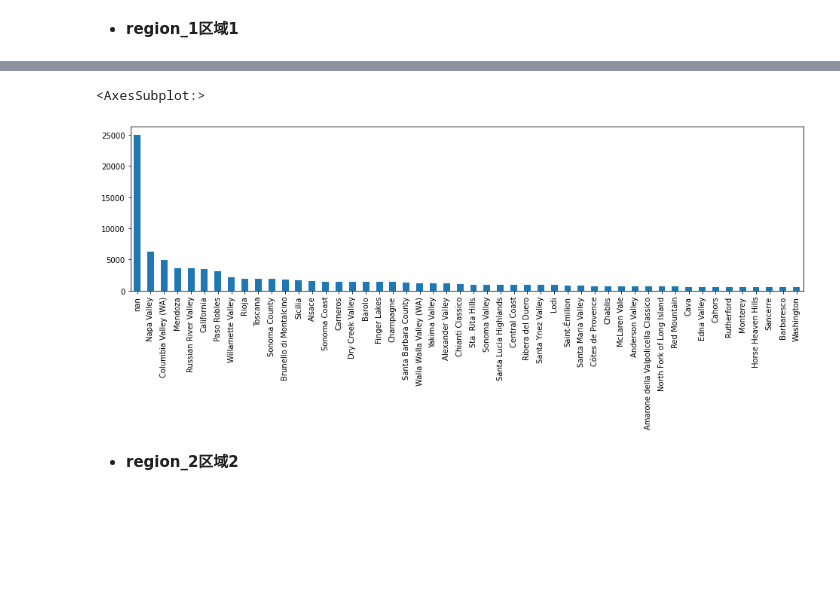
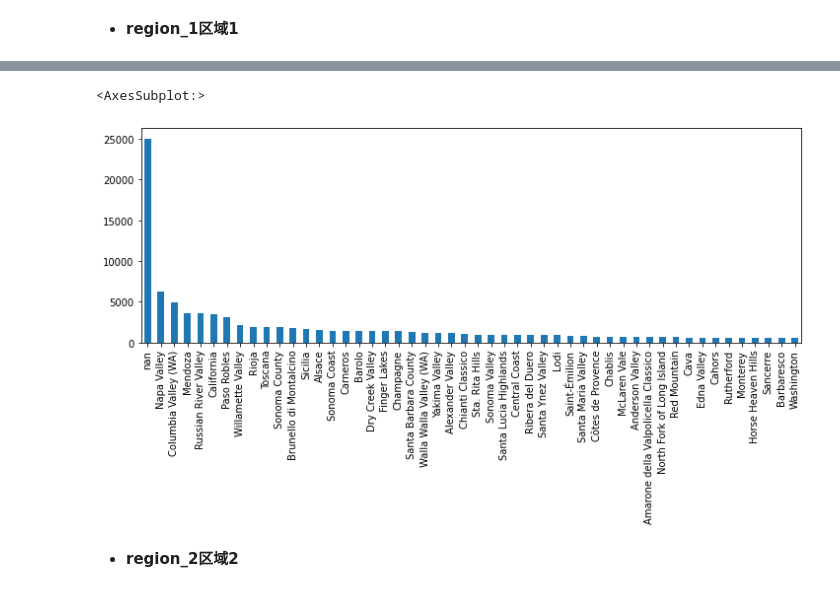
Before and after one commit to jessica-gjt/data-mining, a Jupyter notebook: task1_wine-reviews.ipynb, the cells around one changed output, grey strips where cells are left out. Drawn from its saved outputs; the diff is of its cells as text; code cells hidden in the pictures; blank space fills up the shorter version.

```diff
--- a/task1_wine-reviews.ipynb
+++ b/task1_wine-reviews.ipynb
@@ -15,8 +15,8 @@ import pandas as pd
 %matplotlib inline
 # %%
 # 载入数据
-f_150k = "data/Wine Reviews/winemag-data_first150k.csv"
-f_130k = "data/Wine Reviews/winemag-data-130k-v2.csv"
+f_150k = "data/Wine-Reviews/winemag-data_first150k.csv"
+f_130k = "data/Wine-Reviews/winemag-data-130k-v2.csv"
 data = pd.read_csv(f_150k, index_col=0)
 # %% [markdown]
 数据展示
@@ -165,9 +165,9 @@ Hautes Cotes de Beaune                  1
 Name: region_1, Length: 1237, dtype: int64
 # %%
-region_1Series[:50].plot(kind="bar",figsize=(16,4))
+region_1Series[:50].plot(kind="bar",figsize=(12,4))
 # %% [output]
 <AxesSubplot:>
-[figure, old version]
+[figure, new version]
 # %% [markdown]
 - **region_2区域2**
 # %%
```
Also changed, not shown: parts of 17 cells of this notebook, 6 other files.
